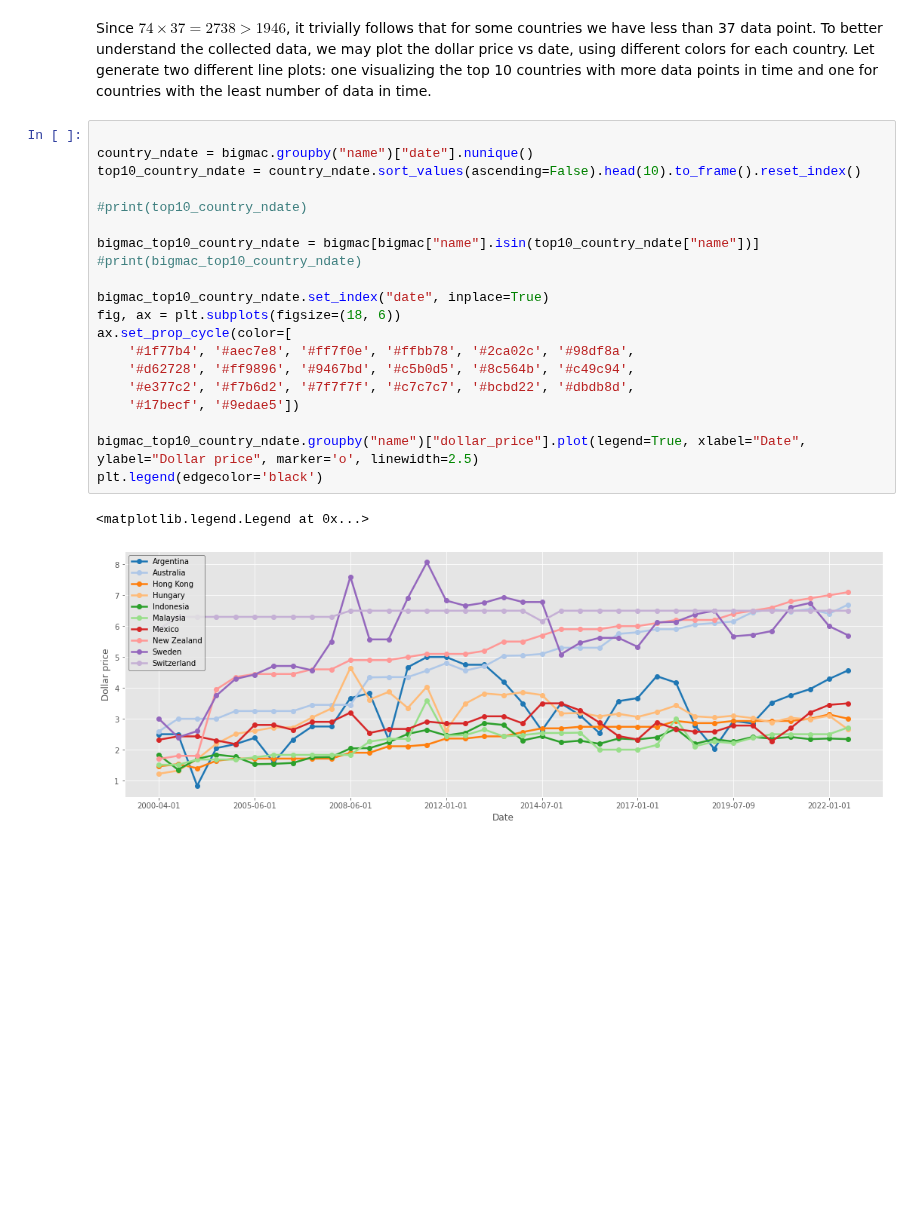
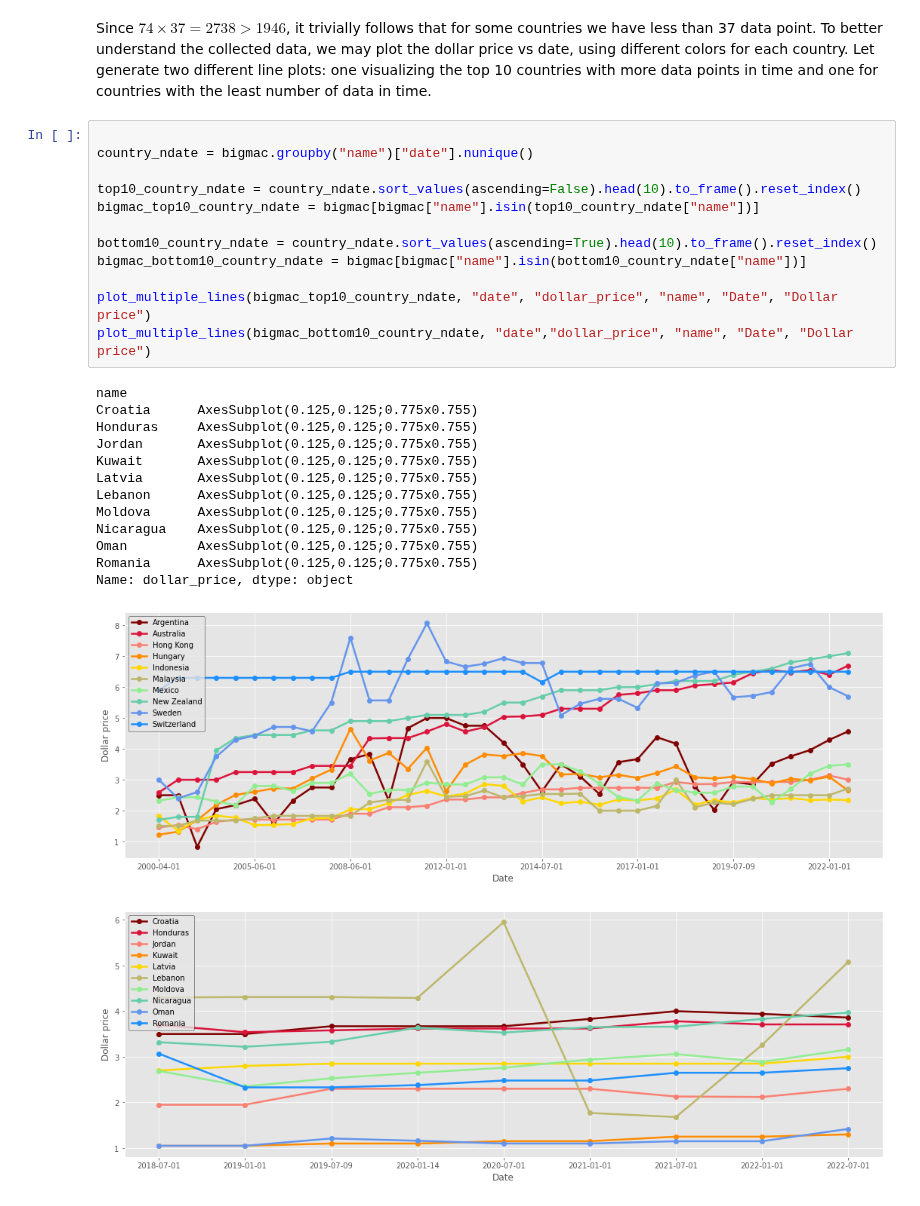
Before and after one commit to mirko-leccese/Big-Mac-Price-Analysis, a Jupyter notebook: BigMac-price-analysis.ipynb, the cells around one changed output. Drawn from its saved outputs; the diff is of its cells as text; blank space fills up the shorter version.

Commit message:
define multiple line plot function

```diff
--- a/BigMac-price-analysis.ipynb
+++ b/BigMac-price-analysis.ipynb
@@ -45,26 +69,30 @@ print(f"The number of distinct countries in the date column is: {distinct_countr
 The number of distinct countries in the date column is: 74
 # %% [markdown]
 Since $74\times 37 = 2738 > 1946$, it trivially follows that for some countries we have less than 37 data point. To better understand the collected data, we may plot the dollar price vs date, using different colors for each country. Let generate two different line plots: one visualizing the top 10 countries with more data points in time and one for countries with the least number of data in time.
-# %%
-
-country_ndate = bigmac.groupby("name")["date"].nunique()
-top10_country_ndate = country_ndate.sort_values(ascending=False).head(10).to_frame().reset_index()
-
-#print(top10_country_ndate)
-
-bigmac_top10_country_ndate = bigmac[bigmac["name"].isin(top10_country_ndate["name"])]
-#print(bigmac_top10_country_ndate)
-
-bigmac_top10_country_ndate.set_index("date", inplace=True)
-fig, ax = plt.subplots(figsize=(18, 6))
-ax.set_prop_cycle(color=[
-    '#1f77b4', '#aec7e8', '#ff7f0e', '#ffbb78', '#2ca02c', '#98df8a',
-    '#d62728', '#ff9896', '#9467bd', '#c5b0d5', '#8c564b', '#c49c94',
-    '#e377c2', '#f7b6d2', '#7f7f7f', '#c7c7c7', '#bcbd22', '#dbdb8d',
-    '#17becf', '#9edae5'])
-
-bigmac_top10_country_ndate.groupby("name")["dollar_price"].plot(legend=True, xlabel="Date", ylabel="Dollar price", marker='o', linewidth=2.5)
-plt.legend(edgecolor='black')
-# %% [output]
-<matplotlib.legend.Legend at 0x...>
-[figure, removed]
+# %%
+
+country_ndate = bigmac.groupby("name")["date"].nunique()
+
+top10_country_ndate = country_ndate.sort_values(ascending=False).head(10).to_frame().reset_index()
+bigmac_top10_country_ndate = bigmac[bigmac["name"].isin(top10_country_ndate["name"])]
+
+bottom10_country_ndate = country_ndate.sort_values(ascending=True).head(10).to_frame().reset_index()
+bigmac_bottom10_country_ndate = bigmac[bigmac["name"].isin(bottom10_country_ndate["name"])]
+
+plot_multiple_lines(bigmac_top10_country_ndate, "date", "dollar_price", "name", "Date", "Dollar price")
+plot_multiple_lines(bigmac_bottom10_country_ndate, "date","dollar_price", "name", "Date", "Dollar price")
+# %% [output]
+name
+Croatia      AxesSubplot(0.125,0.125;0.775x0.755)
+Honduras     AxesSubplot(0.125,0.125;0.775x0.755)
+Jordan       AxesSubplot(0.125,0.125;0.775x0.755)
+Kuwait       AxesSubplot(0.125,0.125;0.775x0.755)
+Latvia       AxesSubplot(0.125,0.125;0.775x0.755)
+Lebanon      AxesSubplot(0.125,0.125;0.775x0.755)
+Moldova      AxesSubplot(0.125,0.125;0.775x0.755)
+Nicaragua    AxesSubplot(0.125,0.125;0.775x0.755)
+Oman         AxesSubplot(0.125,0.125;0.775x0.755)
+Romania      AxesSubplot(0.125,0.125;0.775x0.755)
+Name: dollar_price, dtype: object
+[figure, added]
+[figure, added]
```
Also changed, not shown: parts of 2 cells of this notebook.
